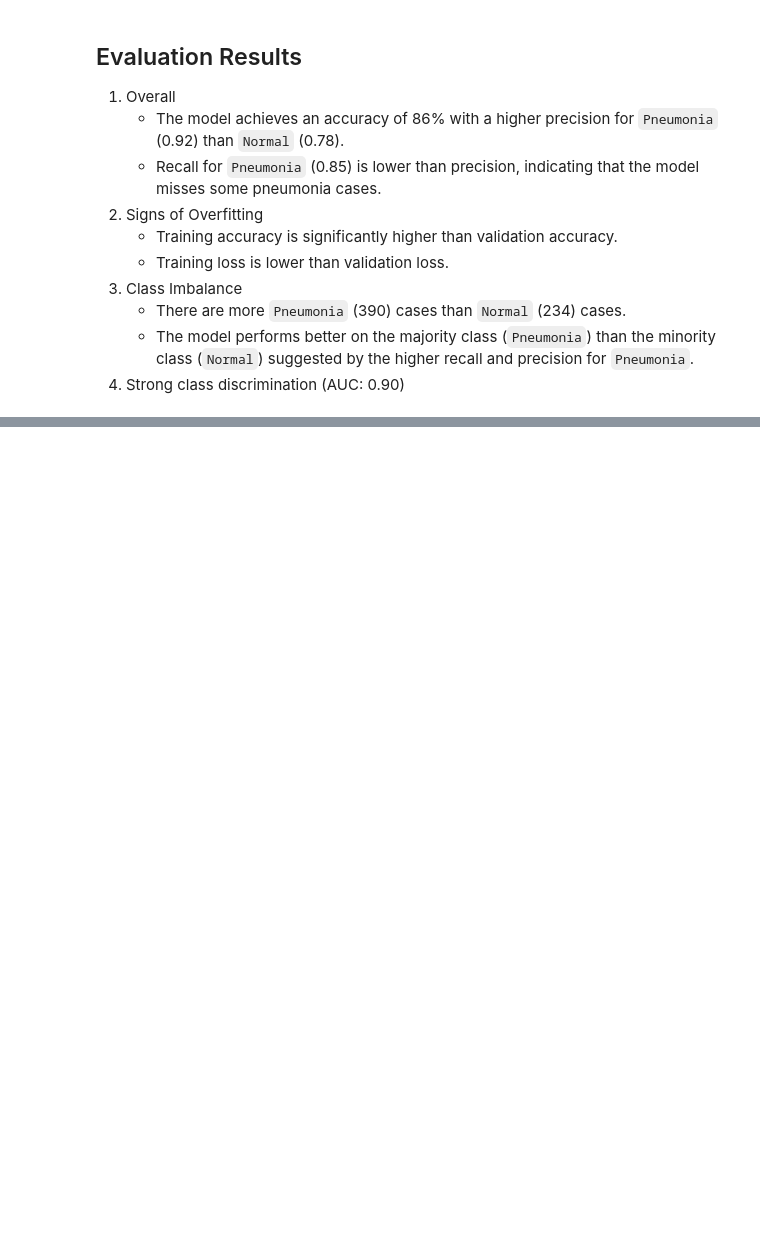
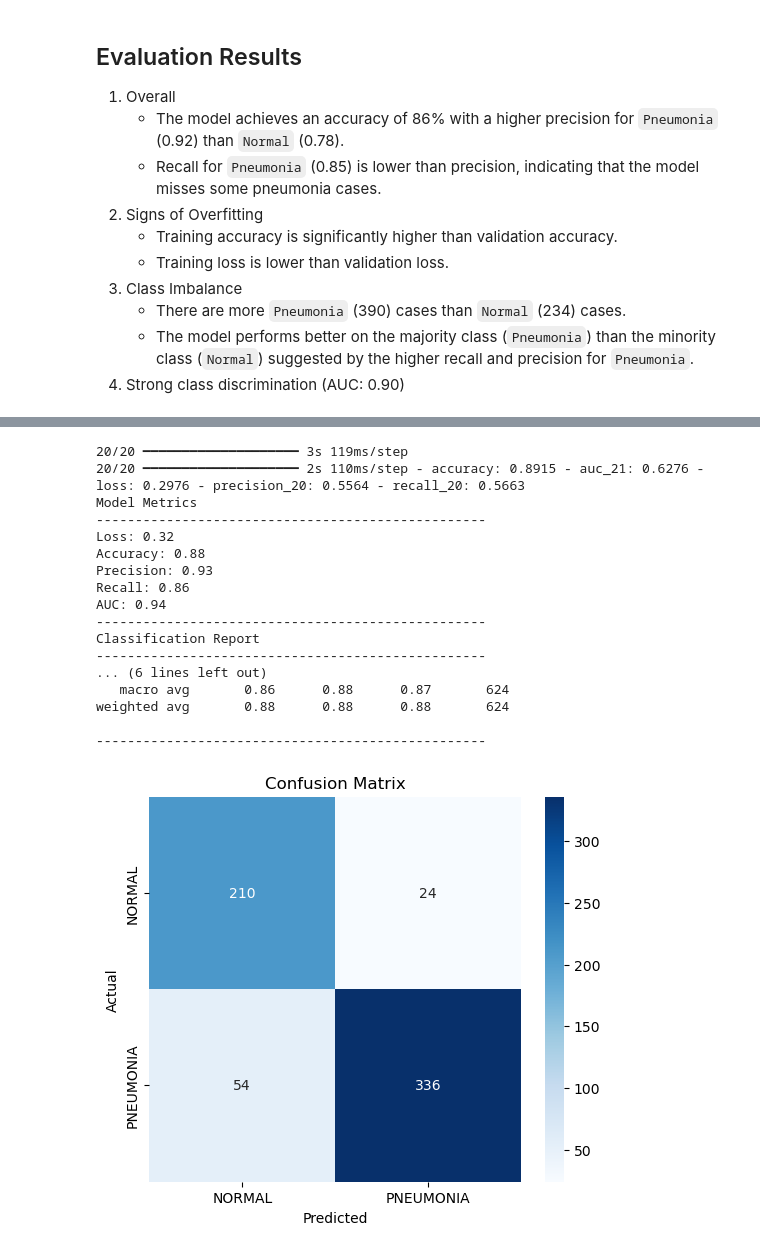
Before and after one commit to oblomovite/p4_capstone, a Jupyter notebook: index.ipynb, the cells around one changed output, grey strips where cells are left out. Cells and saved outputs as stored; diff of their text form; code cells hidden in the pictures; blank space fills up the shorter version.

```diff
--- a/index.ipynb
+++ b/index.ipynb
@@ -374,0 +415,19 @@ model.fit(train_generator, epochs=20, validation_data=val_generator, callbacks=[
+# %%
+model = Sequential([
+    Conv2D(32, (3,3), activation='relu', input_shape=(150, 150, 3)),
+    MaxPooling2D(2,2),
+    Conv2D(64, (3,3), activation='relu'),
+    MaxPooling2D(2,2),
+    Flatten(),
+    Dense(128, activation='relu'),
+    Dropout(0.5),
+    Dense(1, activation='sigmoid')
+])
+
+model.compile(
+    optimizer=Adam(learning_rate=0.001),
+    loss="binary_crossentropy",
+    metrics=["accuracy", Precision(), Recall(), AUC()],
+)
+
+model.summary()
@@ -374,0 +462,21 @@ model.fit(train_generator, epochs=20, validation_data=val_generator, callbacks=[
+# %%
+class_weights = compute_class_weight(
+    class_weight="balanced",
+    classes=np.unique(train_generator.classes),
+    y=train_generator.classes
+)
+
+class_weight = {i: class_weights[i] for i in range(len(class_weights))}
+print("Class weights:", class_weight)
+
+# train the model
+history = model.fit(
+    train_generator,
+    validation_data=val_generator,
+    epochs=30,
+    callbacks=[early_stopping, reduce_lr],
+    class_weight=class_weight
+)
+
+# save the model
+model.save("models/tuned/tuned_model.keras")
@@ -374,0 +505,22 @@ model.fit(train_generator, epochs=20, validation_data=val_generator, callbacks=[
+# %%
+# run the test suite
+test_suite(model, test_generator, history, "models/tuned")
+# %% [output]
+20/20 ━━━━━━━━━━━━━━━━━━━━ 3s 119ms/step
+20/20 ━━━━━━━━━━━━━━━━━━━━ 2s 110ms/step - accuracy: 0.8915 - auc_21: 0.6276 - loss: 0.2976 - precision_20: 0.5564 - recall_20: 0.5663
+Model Metrics
+--------------------------------------------------
+Loss: 0.32
+Accuracy: 0.88
+Precision: 0.93
+Recall: 0.86
+AUC: 0.94
+--------------------------------------------------
+Classification Report
+--------------------------------------------------
+... (6 lines left out)
+   macro avg       0.86      0.88      0.87       624
+weighted avg       0.88      0.88      0.88       624
+
+--------------------------------------------------
+[figure, added]
```
Also changed, not shown: parts of 33 cells of this notebook, 13 other files.
